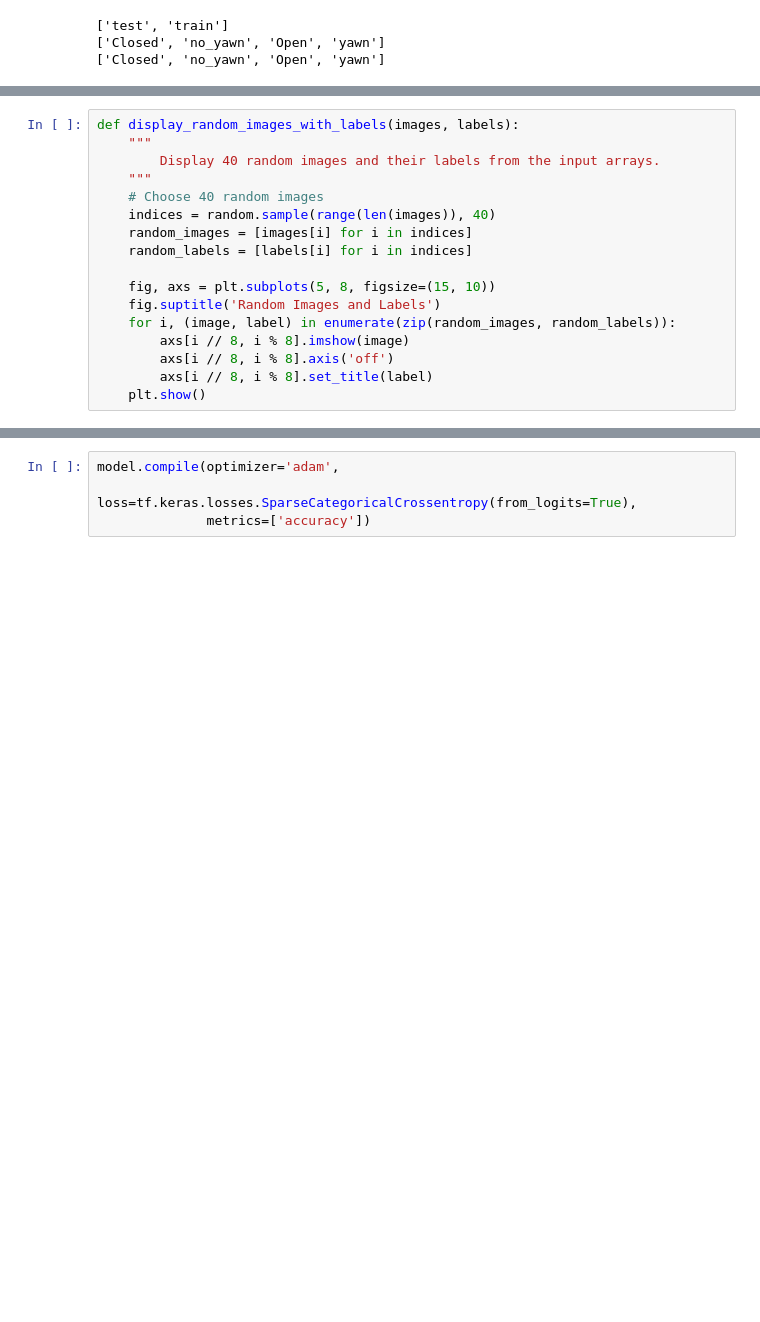
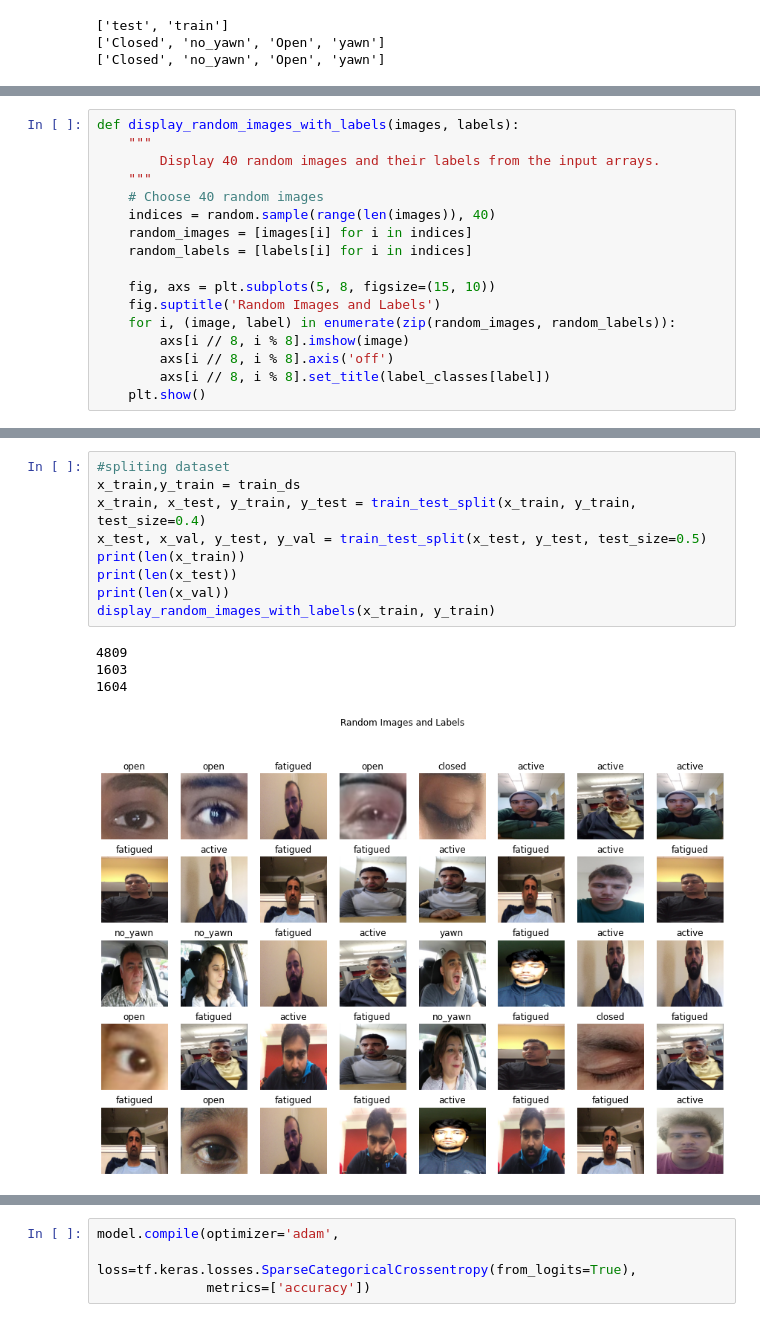
Before and after one commit to trdin/drowsiness_detection_ml, a Jupyter notebook: drowsiness_detection.ipynb, the cells around one changed output, grey strips where cells are left out. Drawn from its saved outputs; the diff is of its cells as text; blank space fills up the shorter version.

```diff
--- a/drowsiness_detection.ipynb
+++ b/drowsiness_detection.ipynb
@@ -110,7 +128,7 @@ def display_random_images_with_labels(images, labels):
     for i, (image, label) in enumerate(zip(random_images, random_labels)):
         axs[i // 8, i % 8].imshow(image)
         axs[i // 8, i % 8].axis('off')
-        axs[i // 8, i % 8].set_title(label)
+        axs[i // 8, i % 8].set_title(label_classes[label])
     plt.show()
 # %%
 display_random_images_with_labels(train_ds[0], train_ds[1])
@@ -119,3 +137,17 @@ display_random_images_with_labels(train_ds[0], train_ds[1])
+# %%
+#spliting dataset
+x_train,y_train = train_ds
+x_train, x_test, y_train, y_test = train_test_split(x_train, y_train, test_size=0.4)
+x_test, x_val, y_test, y_val = train_test_split(x_test, y_test, test_size=0.5)
+print(len(x_train))
+print(len(x_test))
+print(len(x_val))
+display_random_images_with_labels(x_train, y_train)
+# %% [output]
+4809
+1603
+1604
+[figure, added]
 # %%
 # izdelava modela
 
```
Also changed, not shown: parts of 17 cells of this notebook, 2 other files.
